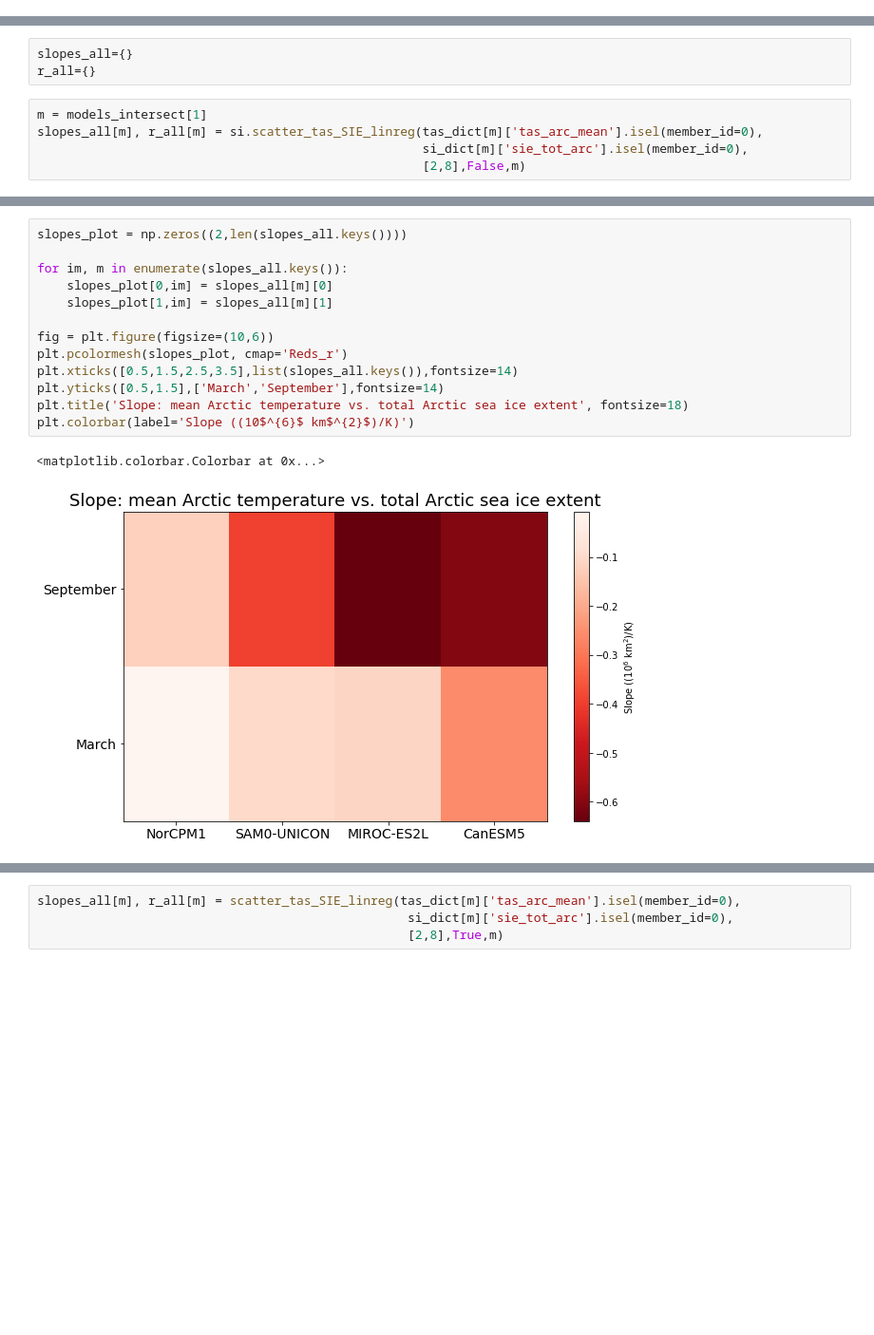
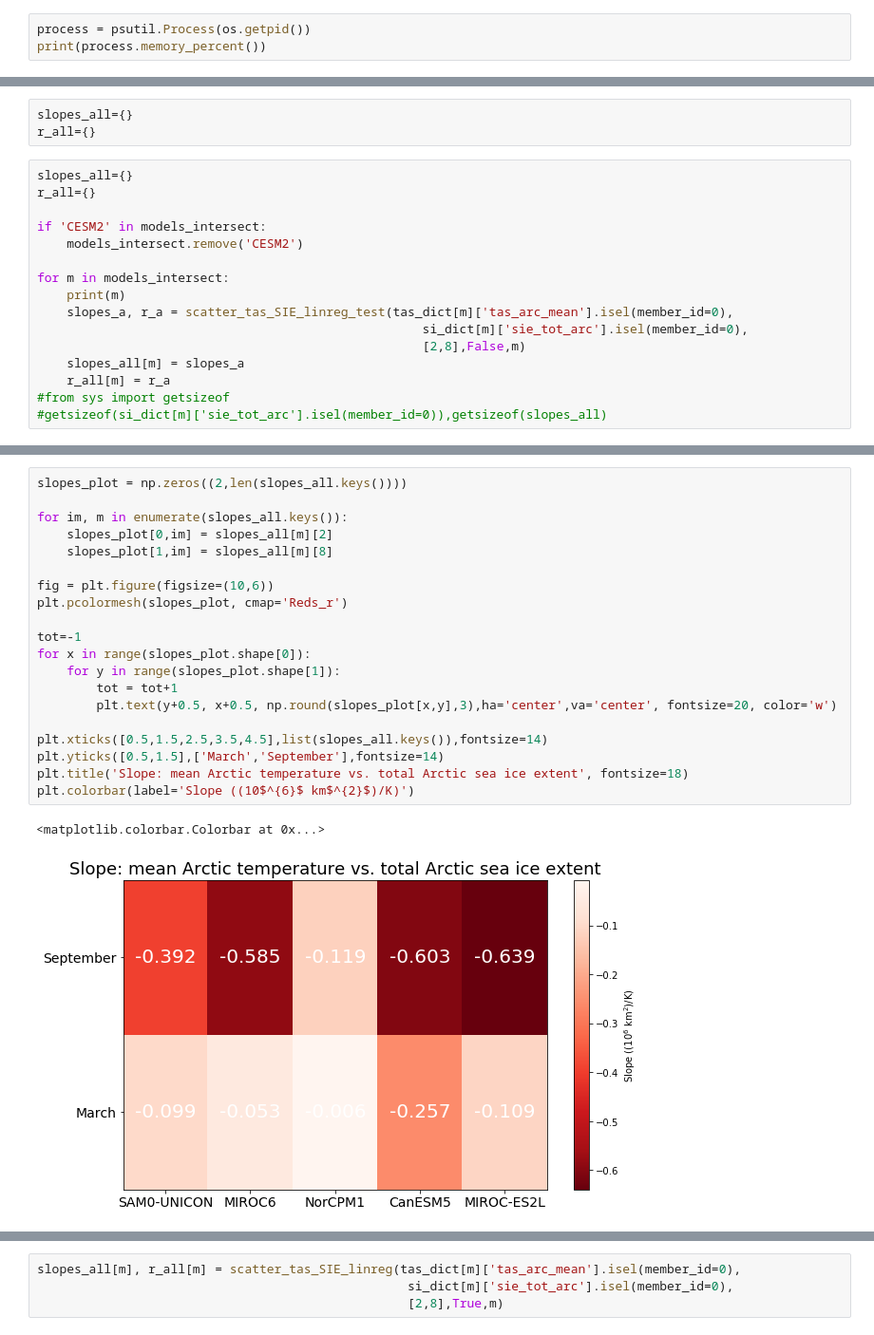
Before and after one commit to kbren/cmip6-seaice-temp-sensitivity, a Jupyter notebook: notebooks/combined_notebook.ipynb, the cells around one changed output, grey strips where cells are left out. Shown: that part at 95% size. Drawn from its saved outputs; the diff is of its cells as text; blank space fills up the shorter version.

Commit message:
added labels to tile plots.

```diff
--- a/notebooks/combined_notebook.ipynb
+++ b/notebooks/combined_notebook.ipynb
@@ -110,3 +127,6 @@ for m in models_intersect:
 for m in models_intersect:
     si_dict[m]['sie_tot_arc'] = si.Arctic_SIextent(si_dict[m]['siconc'], si_dict[m]['areacello'])
     tas_dict[m]['tas_arc_mean'] = si.arctic_mean(tas_dict[m],tas_dict[m].tas,70)
+# %%
+process = psutil.Process(os.getpid())
+print(process.memory_percent())
@@ -116,7 +184,18 @@ for m in models_intersect:
 slopes_all={}
 r_all={}
 # %%
-m = models_intersect[1]
-slopes_all[m], r_all[m] = si.scatter_tas_SIE_linreg(tas_dict[m]['tas_arc_mean'].isel(member_id=0),
+slopes_all={}
+r_all={}
+
+if 'CESM2' in models_intersect:
+    models_intersect.remove('CESM2')
+
+for m in models_intersect:
+    print(m)
+    slopes_a, r_a = scatter_tas_SIE_linreg_test(tas_dict[m]['tas_arc_mean'].isel(member_id=0),
                                                     si_dict[m]['sie_tot_arc'].isel(member_id=0),
                                                     [2,8],False,m)
+    slopes_all[m] = slopes_a
+    r_all[m] = r_a
+#from sys import getsizeof
+#getsizeof(si_dict[m]['sie_tot_arc'].isel(member_id=0)),getsizeof(slopes_all)
@@ -123,19 +229,26 @@ slopes_all[m], r_all[m] = si.scatter_tas_SIE_linreg(tas_dict[m]['tas_arc_mean'].
 # %%
 slopes_plot = np.zeros((2,len(slopes_all.keys())))
 
 for im, m in enumerate(slopes_all.keys()):
-    slopes_plot[0,im] = slopes_all[m][0]
-    slopes_plot[1,im] = slopes_all[m][1]
+    slopes_plot[0,im] = slopes_all[m][2]
+    slopes_plot[1,im] = slopes_all[m][8]
 
 fig = plt.figure(figsize=(10,6))
 plt.pcolormesh(slopes_plot, cmap='Reds_r')
-plt.xticks([0.5,1.5,2.5,3.5],list(slopes_all.keys()),fontsize=14)
+
+tot=-1
+for x in range(slopes_plot.shape[0]):
+    for y in range(slopes_plot.shape[1]):
+        tot = tot+1
+        plt.text(y+0.5, x+0.5, np.round(slopes_plot[x,y],3),ha='center',va='center', fontsize=20, color='w')
+
+plt.xticks([0.5,1.5,2.5,3.5,4.5],list(slopes_all.keys()),fontsize=14)
 plt.yticks([0.5,1.5],['March','September'],fontsize=14)
 plt.title('Slope: mean Arctic temperature vs. total Arctic sea ice extent', fontsize=18)
 plt.colorbar(label='Slope ((10$^{6}$ km$^{2}$)/K)')
 # %% [output]
 <matplotlib.colorbar.Colorbar at 0x...>
-[figure, old version]
+[figure, new version]
 # %%
 for m in models_intersect:
     slopes_all[m], r_all[m] = scatter_tas_SIE_linreg(tas_dict[m]['tas_arc_mean'].isel(member_id=0),
```
Also changed, not shown: parts of 11 cells of this notebook.
